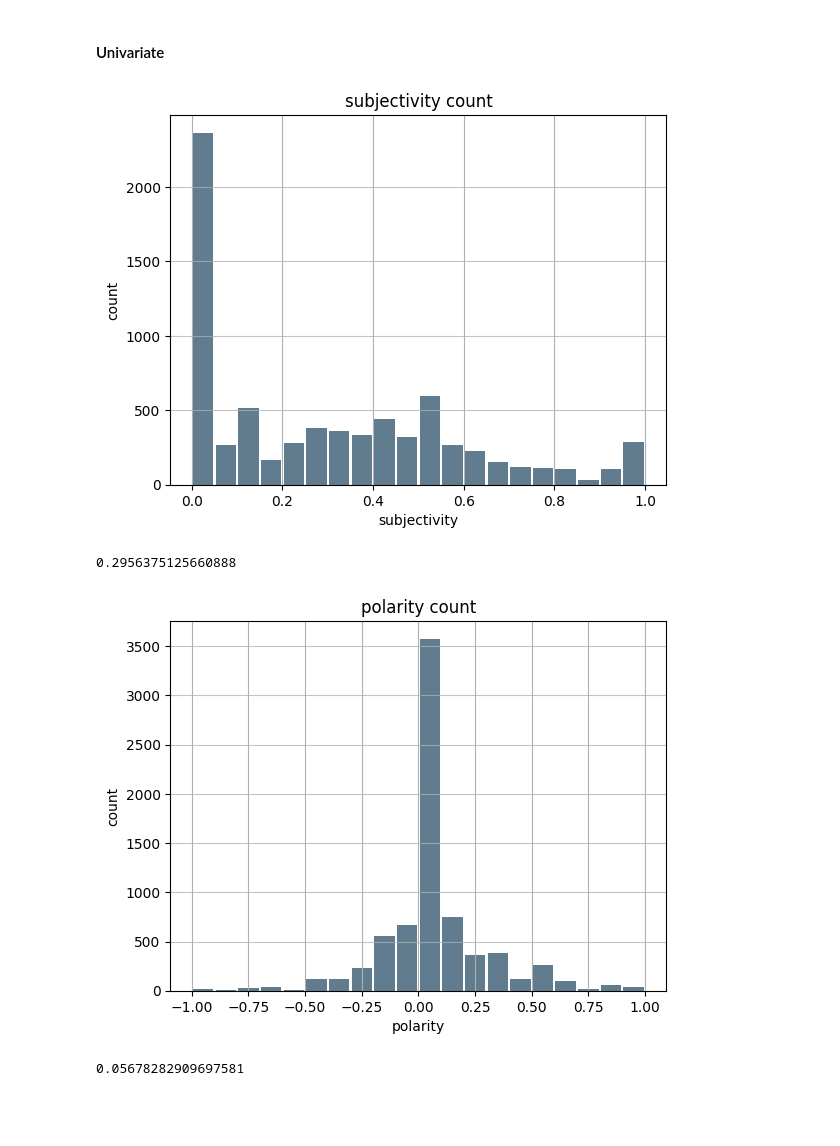
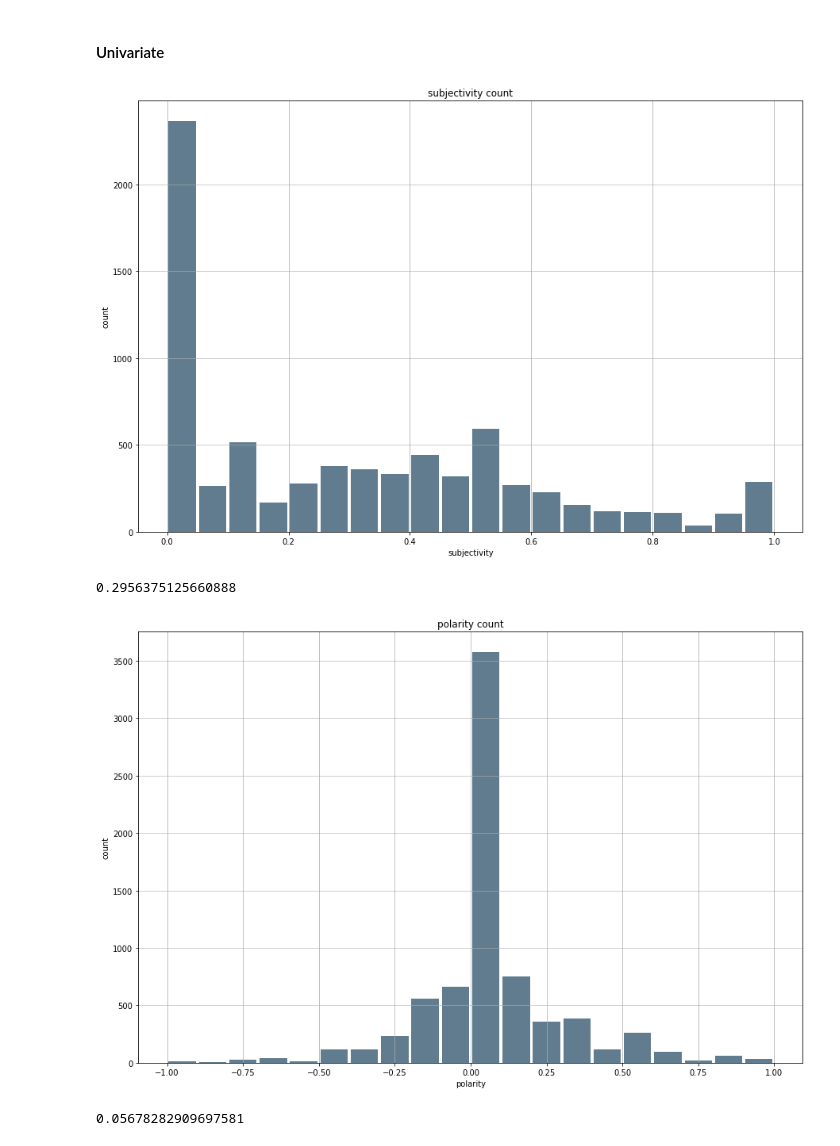
Before and after one commit to Fisseha-Estifanos/Twitter-Data-Analysis, a Jupyter notebook: notebooks/EDA.ipynb, the cells around one changed output. Drawn from its saved outputs; the diff is of its cells as text; code cells hidden in the pictures; blank space fills up the shorter version.

```diff
--- a/notebooks/EDA.ipynb
+++ b/notebooks/EDA.ipynb
@@ -123,21 +123,23 @@ sns.heatmap(correlations,
 #### Univariate
 # %%
 # Generate data on subjectivity
+fig = plt.figure(figsize = (15,10))
 subjectivity = tweets_df.subjectivity
 subjectivity.plot.hist(grid=True, bins=20, rwidth=0.9,
                    color='#607c8e')
 plt.title('subjectivity count')
 plt.xlabel('subjectivity')
 plt.ylabel('count')
 plt.grid(axis='y', alpha=0.75)
 # %% [output]
-[figure, old version]
+[figure, new version]
 # %%
 subjectivity.mean()
 # %% [output]
 0.2956375125660888
 # %%
 # Generate data on polarity
+fig = plt.figure(figsize = (15,10))
 polarity = tweets_df.polarity
 polarity.plot.hist(grid=True, bins=20, rwidth=0.9,
                    color='#607c8e')
@@ -146,7 +148,7 @@ plt.xlabel('polarity')
 plt.ylabel('count')
 plt.grid(axis='y', alpha=0.75)
 # %% [output]
-[figure, old version]
+[figure, new version]
 # %%
 polarity.mean()
 # %% [output]
```
Also changed, not shown: parts of 11 cells of this notebook.
